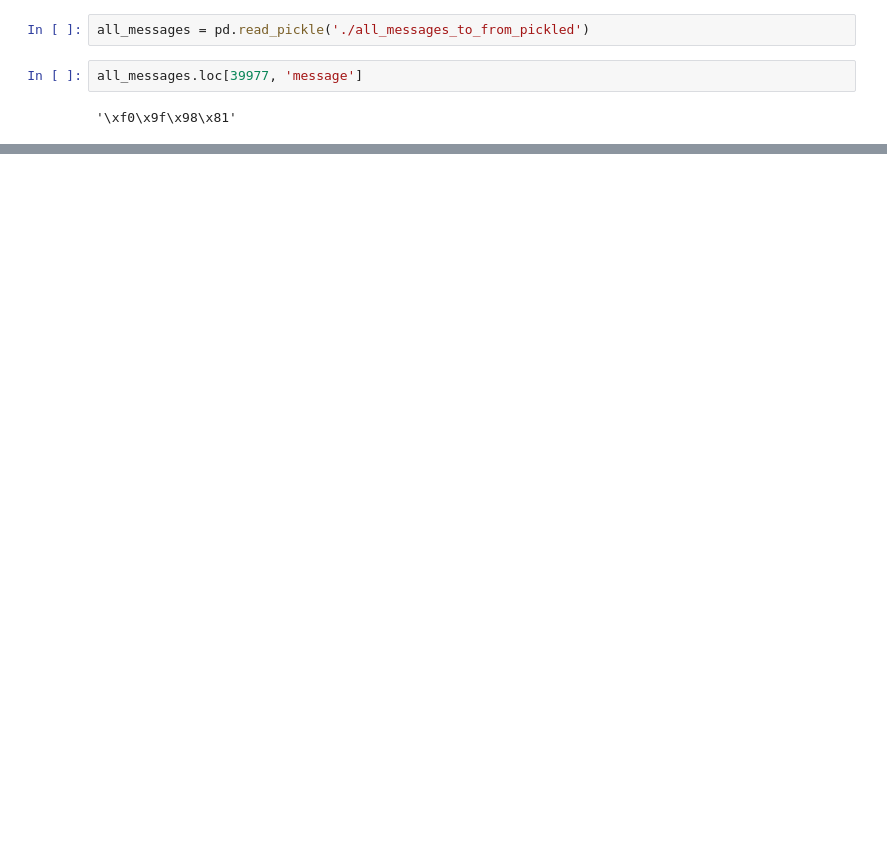
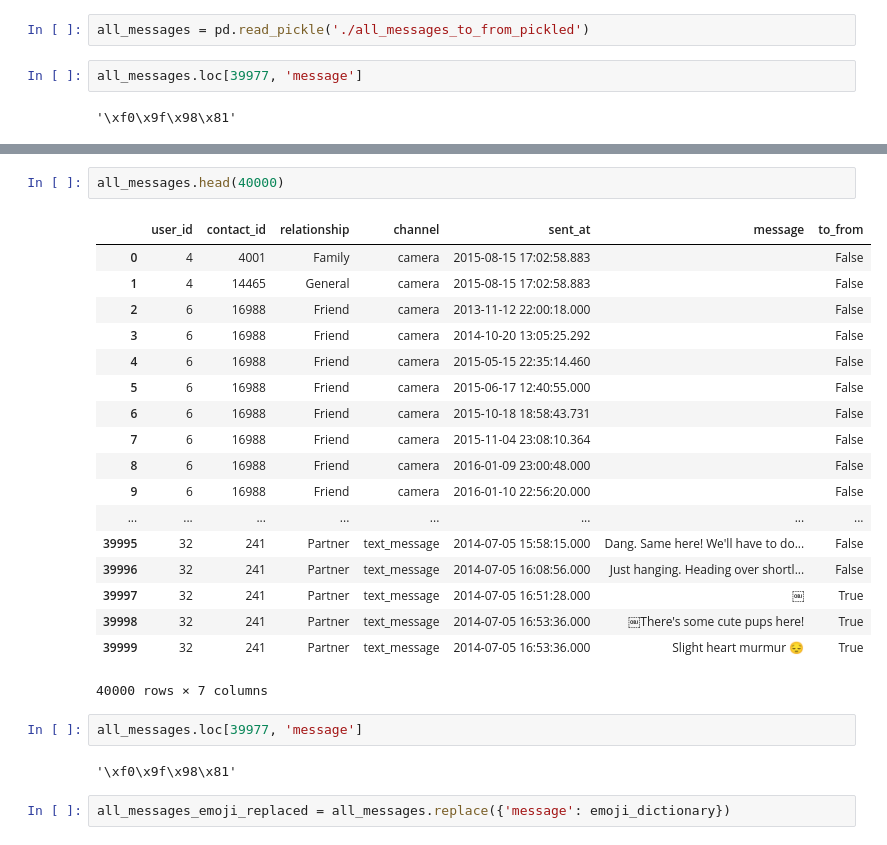
Before and after one commit to crangelsmith/Shryne_project, a Jupyter notebook: Shryne/sentiment_analysis/emoji_cleaning_to_emoticon.ipynb, the cells around one changed output, grey strips where cells are left out. Saved outputs shown, nothing was run; the diff lists cells and outputs as text; blank space fills up the shorter version.

Commit message:
finished cleaning emojis script. moving on to making it into a python function

```diff
--- a/Shryne/sentiment_analysis/emoji_cleaning_to_emoticon.ipynb
+++ b/Shryne/sentiment_analysis/emoji_cleaning_to_emoticon.ipynb
@@ -97,0 +137,27 @@ def find_emojis(message):
+# %%
+all_messages.head(40000)
+# %% [output]
+|  | user_id | contact_id | relationship | channel | sent_at | message | to_from |
+| 0 | 4 | 4001 | Family | camera | 2015-08-15 17:02:58.883 |  | False |
+| 1 | 4 | 14465 | General | camera | 2015-08-15 17:02:58.883 |  | False |
+| 2 | 6 | 16988 | Friend | camera | 2013-11-12 22:00:18.000 |  | False |
+| 3 | 6 | 16988 | Friend | camera | 2014-10-20 13:05:25.292 |  | False |
+| 4 | 6 | 16988 | Friend | camera | 2015-05-15 22:35:14.460 |  | False |
+| 5 | 6 | 16988 | Friend | camera | 2015-06-17 12:40:55.000 |  | False |
+| 6 | 6 | 16988 | Friend | camera | 2015-10-18 18:58:43.731 |  | False |
+| 7 | 6 | 16988 | Friend | camera | 2015-11-04 23:08:10.364 |  | False |
+| 8 | 6 | 16988 | Friend | camera | 2016-01-09 23:00:48.000 |  | False |
+| 9 | 6 | 16988 | Friend | camera | 2016-01-10 22:56:20.000 |  | False |
+| ... | ... | ... | ... | ... | ... | ... | ... |
+| 39995 | 32 | 241 | Partner | text_message | 2014-07-05 15:58:15.000 | Dang. Same here! We'll have to do... | False |
+| 39996 | 32 | 241 | Partner | text_message | 2014-07-05 16:08:56.000 | Just hanging. Heading over shortl... | False |
+| 39997 | 32 | 241 | Partner | text_message | 2014-07-05 16:51:28.000 | ￼ | True |
+| 39998 | 32 | 241 | Partner | text_message | 2014-07-05 16:53:36.000 | ￼There's some cute pups here! | True |
+| 39999 | 32 | 241 | Partner | text_message | 2014-07-05 16:53:36.000 | Slight heart murmur 😔 | True |
+40000 rows × 7 columns
+# %%
+all_messages.loc[39977, 'message']
+# %% [output]
+'\xf0\x9f\x98\x81'
+# %%
+all_messages_emoji_replaced = all_messages.replace({'message': emoji_dictionary})
```
Also changed, not shown: parts of 21 cells of this notebook, 1 other file.
